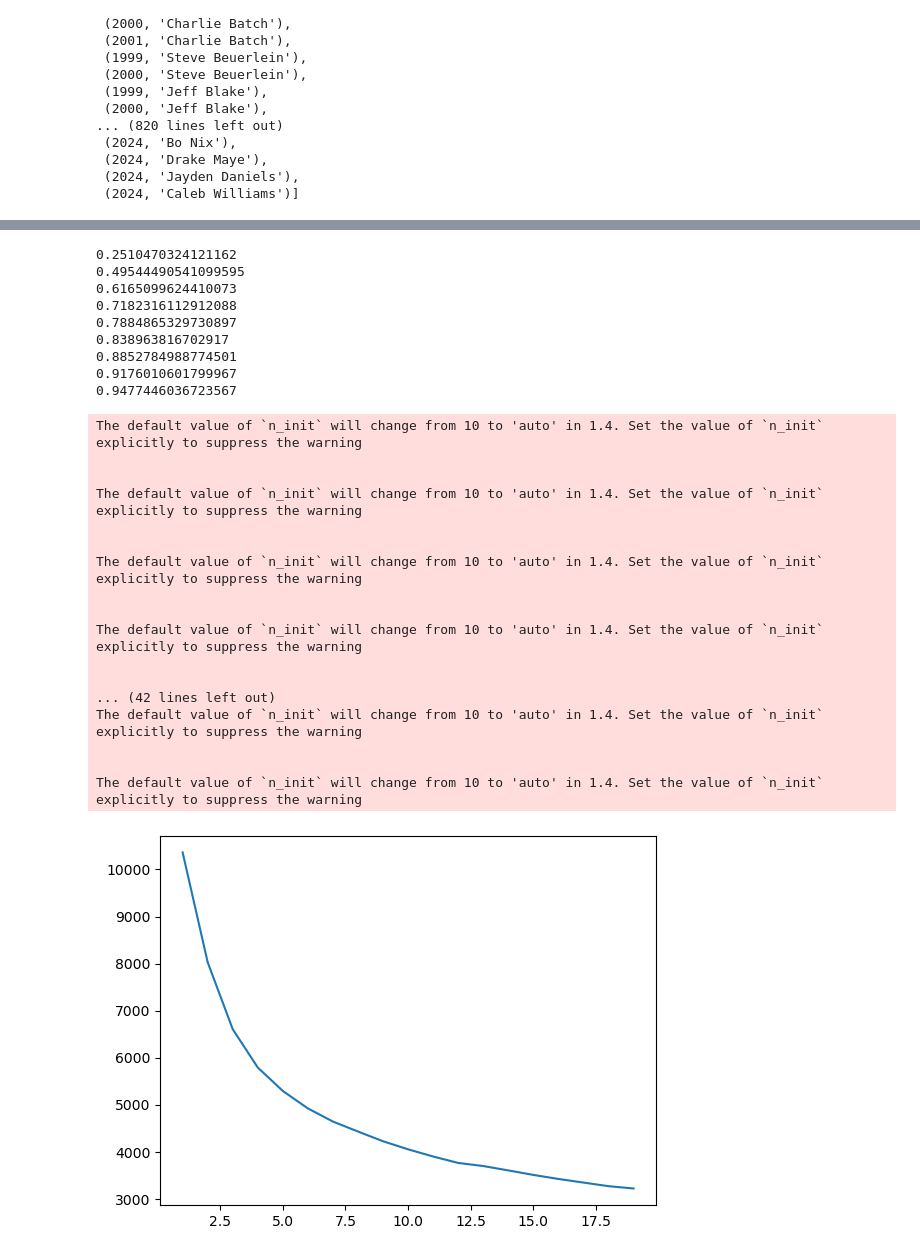
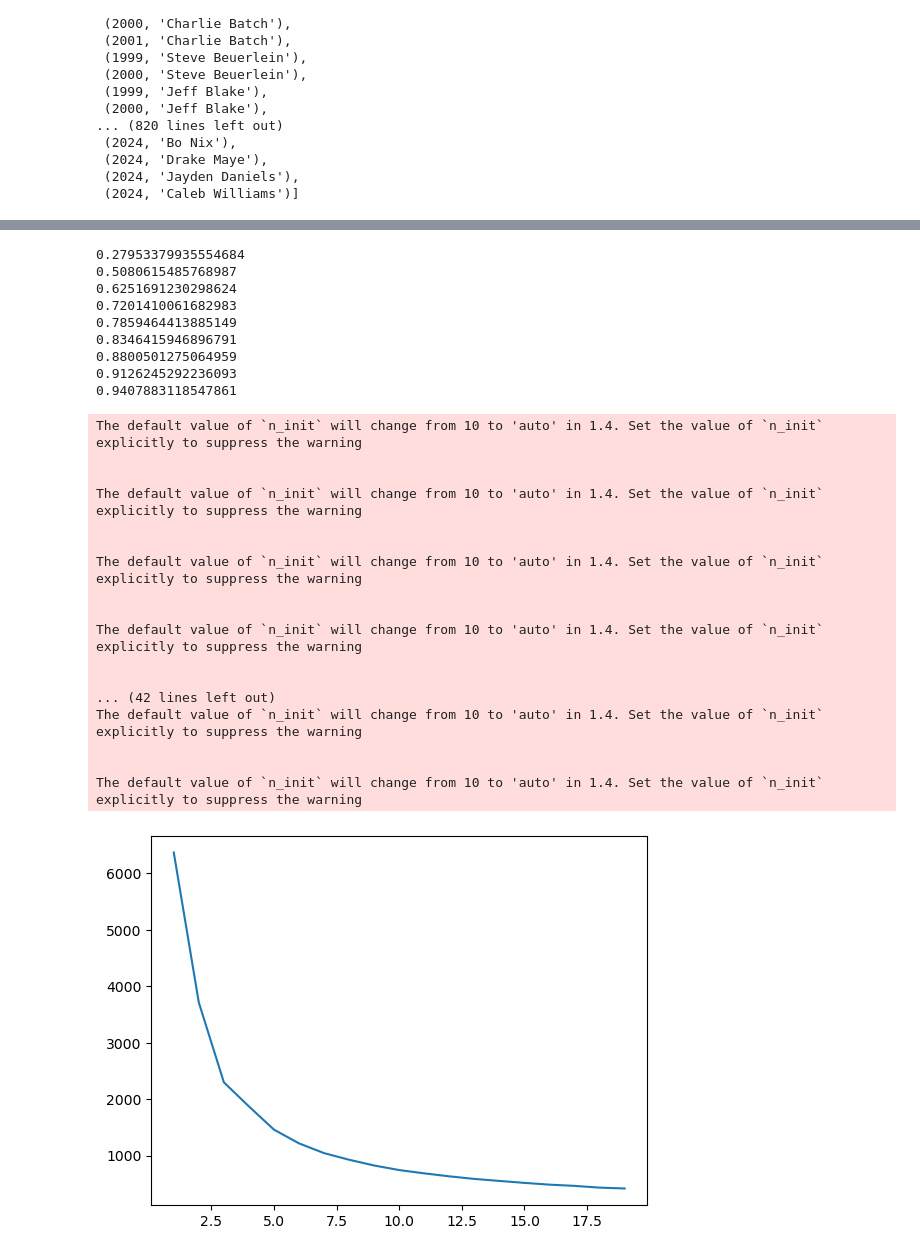
Before and after one commit to JevanC/nfl-stats, a Jupyter notebook: main.ipynb, the cells around one changed output, grey strips where cells are left out. Saved outputs shown, nothing was run; the diff lists cells and outputs as text; code cells hidden in the pictures.

```diff
--- a/main.ipynb
+++ b/main.ipynb
@@ -64,7 +43,7 @@ Downcasting floats.
 # %%
 stats2024 = nfl.import_pbp_data(years=[i for i in range(1999,2025)])
 stats2024 = stats2024[(stats2024['qb_kneel'] == 0.0) & (stats2024['play_type'] != 'no_play')]
-relevant = stats2024[['play_type', 'shotgun', 'qb_dropback', 'qb_scramble', 'air_yards', 'rushing_yards', 'id', 'season']]
+relevant = stats2024[['play_type', 'shotgun', 'qb_dropback', 'qb_scramble', 'air_yards', 'rushing_yards', 'id', 'season', 'time_to_throw', 'air_epa']]
 # %% [output]
 1999 done.
 2000 done.
@@ -85,8 +64,8 @@ relevant = stats2024[['play_type', 'shotgun', 'qb_dropback', 'qb_scramble', 'air
 Downcasting floats.
 # %%
 relevant = relevant.rename(columns={'id' : 'player_id'})
-pass_stats = relevant[relevant['play_type'] == 'pass'].groupby(['player_id', 'season']).agg({'shotgun' : sum, 'qb_dropback' : sum})
+pass_stats = relevant[relevant['play_type'] == 'pass'].groupby(['player_id', 'season']).agg({'shotgun' : 'sum', 'qb_dropback' : 'sum', 'time_to_throw' : 'mean', 'air_epa' : 'sum'})
 pass_stats['shotgun'] = pass_stats.shotgun / pass_stats.qb_dropback
-pass_stats.columns = ['shotgun_rate', 'total_passes']
+pass_stats.columns = ['shotgun_rate', 'total_passes', 'avg_time_to_throw', 'air_epa']
 pass_stats = pass_stats.reset_index()
 # %%
@@ -186,4 +165,4 @@ from sklearn.decomposition import PCA
 from sklearn.preprocessing import StandardScaler
 import matplotlib.pyplot as plt
 import seaborn as sns
-total_data
+total_data = total_data.set_index('player_id')
@@ -209,52 +190,52 @@ for P in range(1, 10):
     pca = PCA(n_components=P)
     pca.fit(X)
     print(pca.explained_variance_ratio_.sum())
-
-pca = PCA(n_components=7)
-X_pca = pca.fit_transform(X)
 # %% [output]
-0.2510470324121162
-0.49544490541099595
-0.6165099624410073
-0.7182316112912088
-0.7884865329730897
-0.838963816702917
-0.8852784988774501
-0.9176010601799967
-0.9477446036723567
+0.27953379935554684
+0.5080615485768987
+0.6251691230298624
+0.7201410061682983
+0.7859464413885149
+0.8346415946896791
+0.8800501275064959
+0.9126245292236093
+0.9407883118547861
+# %%
+pca = PCA(n_components=9)
+X_pca = pca.fit_transform(X)
 # %%
 import plotly.express as px
 intertia = []
 for K in range(1,20):
     kmeans = KMeans(n_clusters=K)
     intertia.append(kmeans.fit(X= X_pca).inertia_)
 
-kmeans = KMeans(n_clusters=7)
+kmeans = KMeans(n_clusters=5)
 groups = kmeans.fit_predict(X=X_pca)
 
 plt.plot(range(1,20), intertia)
 plt.show()
 fig = px.scatter(x=X_pca[:, 0], y=X_pca[:,1], color=groups, hover_name=qb_names)
 fig.show()
 # %% [output]
 The default value of `n_init` will change from 10 to 'auto' in 1.4. Set the value of `n_init` explicitly to suppress the warning
 
 
 The default value of `n_init` will change from 10 to 'auto' in 1.4. Set the value of `n_init` explicitly to suppress the warning
 
 
 The default value of `n_init` will change from 10 to 'auto' in 1.4. Set the value of `n_init` explicitly to suppress the warning
 
 
 The default value of `n_init` will change from 10 to 'auto' in 1.4. Set the value of `n_init` explicitly to suppress the warning
 
 
 ... (42 lines left out)
 The default value of `n_init` will change from 10 to 'auto' in 1.4. Set the value of `n_init` explicitly to suppress the warning
 
 
 The default value of `n_init` will change from 10 to 'auto' in 1.4. Set the value of `n_init` explicitly to suppress the warning
-[figure, old version]
+[figure, new version]
 # %%
 tier_list = weekly_relevant.merge(pass_stats, left_on=['player_id', 'season'], right_on=['player_id', 'season'])
 tier_list = tier_list.merge(run_stats, left_on=['player_id', 'season'], right_on=['player_id', 'season'])
```
Also changed, not shown: parts of 12 cells of this notebook.
